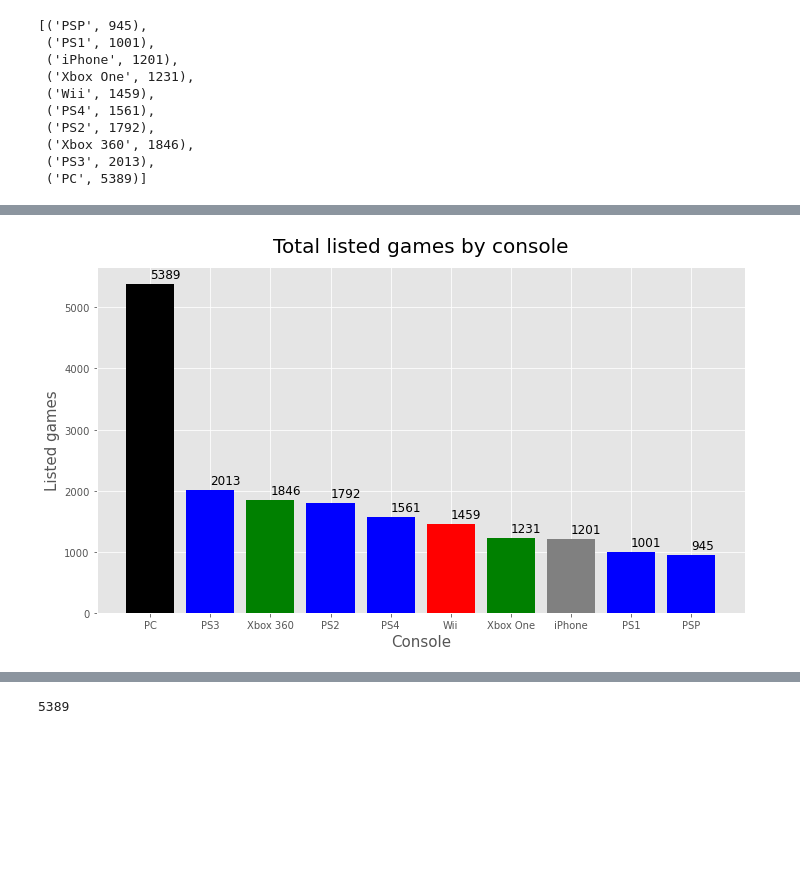
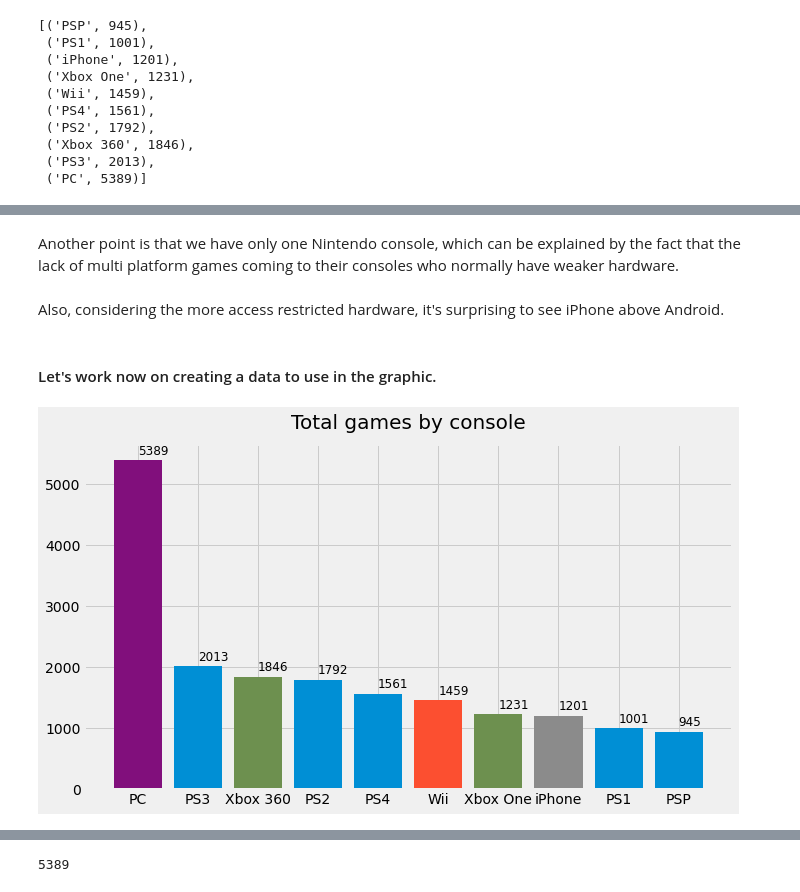
Before and after one commit to al-barbosa/IGN-analytics, a Jupyter notebook: Untitled.ipynb, the cells around one changed output, grey strips where cells are left out. Saved outputs shown, nothing was run; the diff lists cells and outputs as text; code cells hidden in the pictures; blank space fills up the shorter version.

```diff
--- a/Untitled.ipynb
+++ b/Untitled.ipynb
@@ -3,9 +3,8 @@ import pandas as pd
 import matplotlib.pyplot as plt
 import numpy as np
 import scipy.stats as stats
-from sklearn.preprocessing import MultiLabelBinarizer
 import seaborn as sns
-import re
 from datetime import datetime
+plt.style.use('fivethirtyeight')
 # %%
 df = pd.read_csv('IGN_data', index_col=0)
@@ -168,3 +159,9 @@ PC 5389
+# %% [markdown]
+Another point is that we have only one Nintendo console, which can be explained by the fact that the lack of multi platform games coming to their consoles who normally have weaker hardware.
+# %% [markdown]
+Also, considering the more access restricted hardware, it's surprising to see iPhone above Android.
+# %% [markdown]
+#### Let's work now on creating a data to use in the graphic.
 # %%
 console = []
 l_games = []
@@ -183,15 +180,13 @@ console = ['PC',
  'PS1',
  'PSP']
 # %%
-plt.style.use('ggplot')
-fig = plt.figure(figsize=(15,8))
-eixo = fig.add_axes([0, 0, 0.6, 0.6])
-eixo.set_title('Total listed games by console', fontdict={'fontsize': 20}, pad= 15)
-eixo.set_xlabel('Console', fontsize=15)
-eixo.set_ylabel('Listed games', fontsize=15)
-eixo.bar(console, l_games, color=['black', 'blue', 'green', 'blue', 'blue', 'red', 'green', 'gray', 'blue', 'blue'])
+plt.style.use('fivethirtyeight')
+fig = plt.figure(figsize = (15,8))
+ax = fig.add_axes([0, 0, 0.6, 0.6])
+ax.set_title('Total games by console', fontdict = {'fontsize': 20}, pad = 15)
+ax.bar(console, l_games, color = ['#810f7c', '#008fd5', '#6d904f', '#008fd5', '#008fd5', '#fc4f30', '#6d904f', '#8b8b8b', '#008fd5', '#008fd5'])
 for k, v in consoles_with_most_games:
-    eixo.text(k, v+100, str(v), fontsize=12)
+    ax.text(k, v + 100, str(v), fontsize = 12)
 plt.show()
 # %% [output]
-[figure, old version]
+[figure, new version]
```
Also changed, not shown: parts of 111 cells of this notebook.
